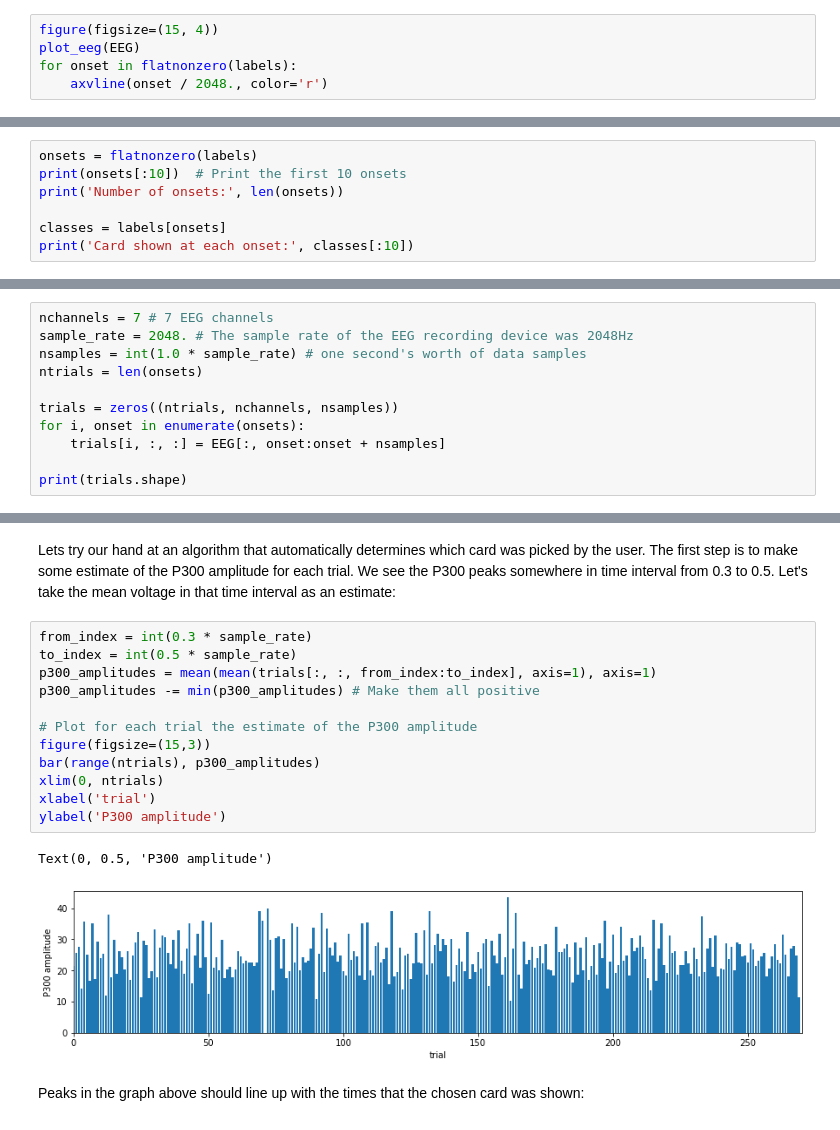
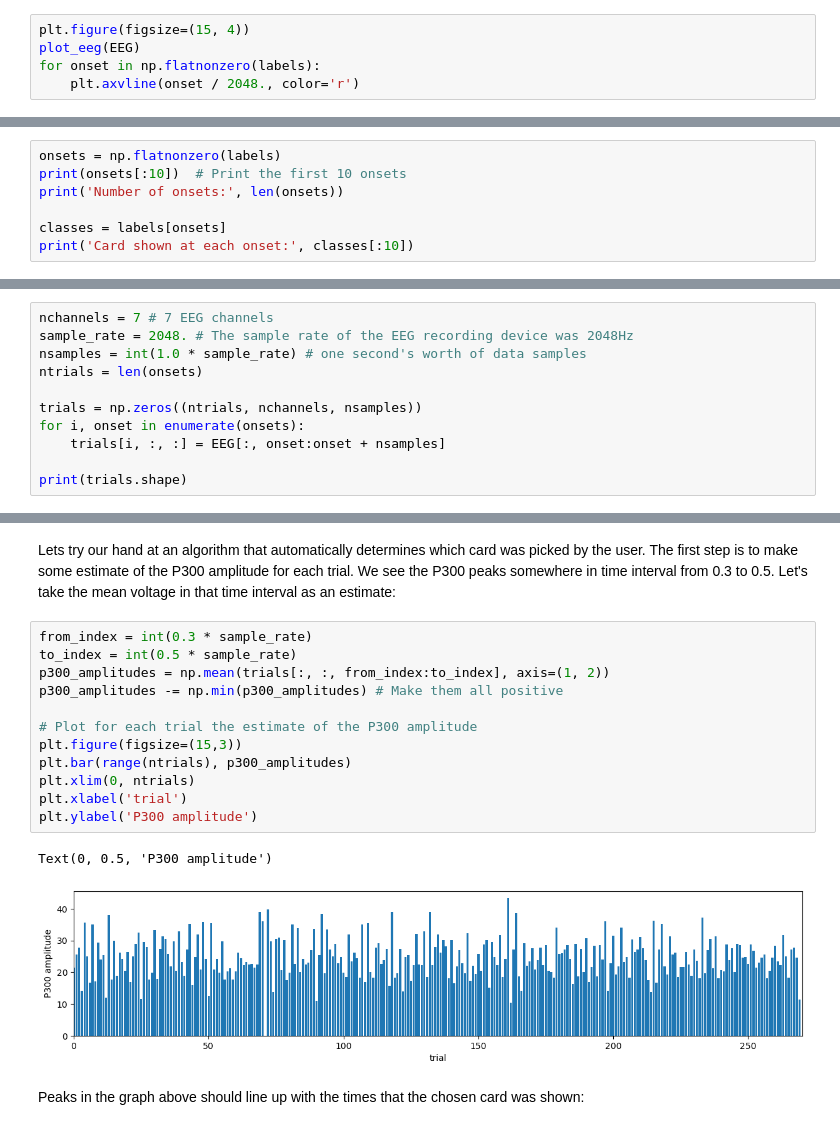
Before and after one commit to wmvanvliet/neuroscience_tutorials, a Jupyter notebook: eeg-bci/1. Load EEG data and plot ERP.ipynb, the cells around one changed output, grey strips where cells are left out. Saved outputs shown, nothing was run; the diff lists cells and outputs as text.

```diff
--- a/eeg-bci/1. Load EEG data and plot ERP.ipynb
+++ b/eeg-bci/1. Load EEG data and plot ERP.ipynb
@@ -118,8 +114,8 @@ plot_eeg(EEG)
 # %% [markdown]
 And to top it off, lets add vertical lines whenever a card was shown to the subject:
 # %%
-figure(figsize=(15, 4))
+plt.figure(figsize=(15, 4))
 plot_eeg(EEG)
-for onset in flatnonzero(labels):
-    axvline(onset / 2048., color='r')
+for onset in np.flatnonzero(labels):
+    plt.axvline(onset / 2048., color='r')
 # %% [output]
@@ -129,7 +125,7 @@ As you can see, cards were shown at a rate of 2 per second.
 
 We are interested in the response generated whenever a card was shown, so we cut one-second-long pieces of EEG signal that start from the moment a card was shown. These pieces will be named 'trials'. A useful function here is [`flatnonzero`](http://docs.scipy.org/doc/numpy/reference/generated/numpy.flatnonzero.html) which returns all the indices of an array which contain to a non-zero value. It effectively gives us the time (as an index) when a card was shown, if we use it in a clever way.
 # %%
-onsets = flatnonzero(labels)
+onsets = np.flatnonzero(labels)
 print(onsets[:10])  # Print the first 10 onsets
 print('Number of onsets:', len(onsets))
 
@@ -147,7 +143,7 @@ sample_rate = 2048. # The sample rate of the EEG recording device was 2048Hz
 nsamples = int(1.0 * sample_rate) # one second's worth of data samples
 ntrials = len(onsets)
 
-trials = zeros((ntrials, nchannels, nsamples))
+trials = np.zeros((ntrials, nchannels, nsamples))
 for i, onset in enumerate(onsets):
     trials[i, :, :] = EEG[:, onset:onset + nsamples]
 
@@ -187,18 +183,18 @@ Lets try our hand at an algorithm that automatically determines which card was p
 # %%
 from_index = int(0.3 * sample_rate)
 to_index = int(0.5 * sample_rate)
-p300_amplitudes = mean(mean(trials[:, :, from_index:to_index], axis=1), axis=1)
-p300_amplitudes -= min(p300_amplitudes) # Make them all positive
+p300_amplitudes = np.mean(trials[:, :, from_index:to_index], axis=(1, 2))
+p300_amplitudes -= np.min(p300_amplitudes) # Make them all positive
 
 # Plot for each trial the estimate of the P300 amplitude
-figure(figsize=(15,3))
-bar(range(ntrials), p300_amplitudes)
-xlim(0, ntrials)
-xlabel('trial')
-ylabel('P300 amplitude')
+plt.figure(figsize=(15,3))
+plt.bar(range(ntrials), p300_amplitudes)
+plt.xlim(0, ntrials)
+plt.xlabel('trial')
+plt.ylabel('P300 amplitude')
 # %% [output]
 Text(0, 0.5, 'P300 amplitude')
-[figure, old version]
+[figure, new version]
 # %% [markdown]
 Peaks in the graph above should line up with the times that the chosen card was shown:
 # %%
```
Also changed, not shown: parts of 12 cells of this notebook, 4 other files.
